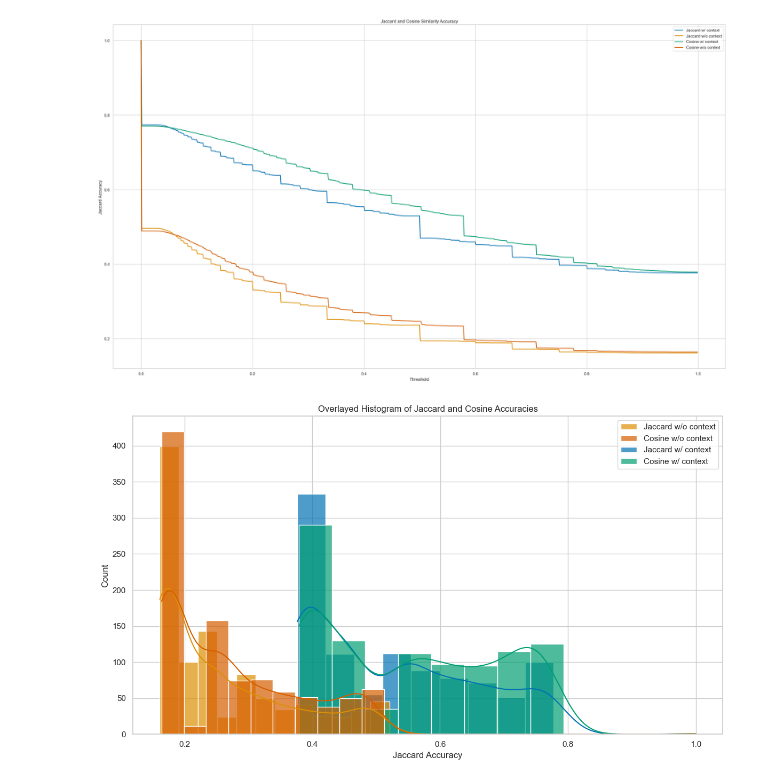
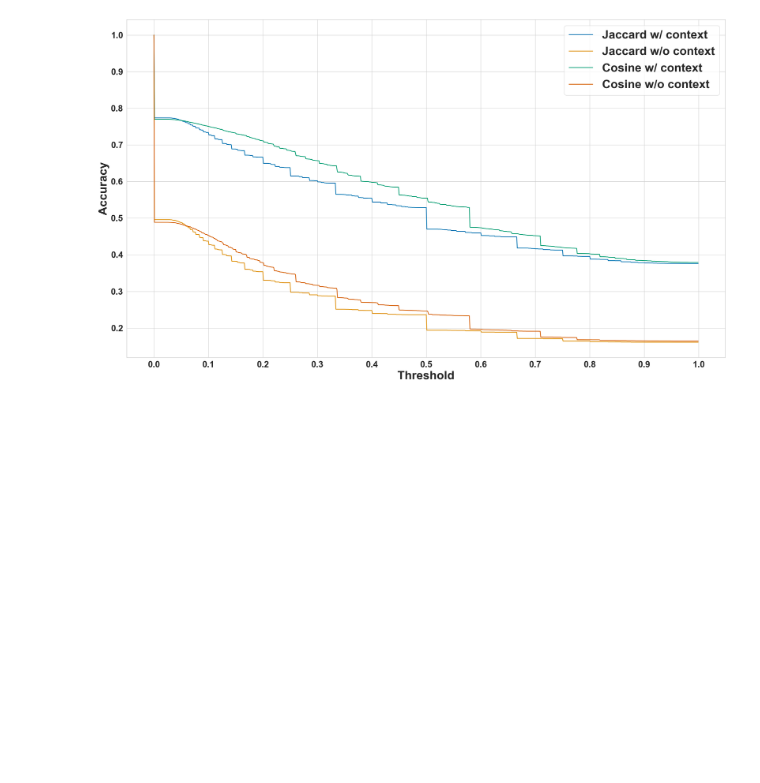
Before and after one commit to nneubacher/Bachelorarbeit, a Jupyter notebook: compare.ipynb, the cells around one changed output. Drawn from its saved outputs; the diff is of its cells as text; code cells hidden in the pictures; blank space fills up the shorter version.

```diff
--- a/compare.ipynb
+++ b/compare.ipynb
@@ -57,53 +58,32 @@ intersection_cosine, accuracy_cosine = find_intersection(
     (thresholds[0], thresholds[-1])
 )
 # %%
-# Visualization setup
 sns.set_theme(style="whitegrid")
 palette = sns.color_palette("colorblind", as_cmap=False)
 colors = [palette[i] for i in range(len(palette))]
 
-# Line plot for Accuracy
 fig, ax = plt.subplots(figsize=(24, 14))
 sns.lineplot(x='Threshold', y='Jaccard Accuracy', data=df_metrics_with_context, label='Jaccard w/ context', color=colors[0], lw=2, ax=ax)
 sns.lineplot(x='Threshold', y='Jaccard Accuracy', data=df_metrics_without_context, label='Jaccard w/o context', color=colors[1], lw=2, ax=ax)
-
 sns.lineplot(x='Threshold', y='Cosine Accuracy', data=df_metrics_with_context, label='Cosine w/ context', color=colors[2], lw=2, ax=ax)
 sns.lineplot(x='Threshold', y='Cosine Accuracy', data=df_metrics_without_context, label='Cosine w/o context', color=colors[3], lw=2, ax=ax)
 
-handles, labels = ax.get_legend_handles_labels()
+legend_fontsize = 32
+axis_label_fontsize = 32
+tick_label_fontsize = 24
 
-new_order = [1, 3, 0, 2]
-handles = [handles[idx] for idx in new_order]
-labels = [labels[idx] for idx in new_order]
-
-ax.set_title('Jaccard and Cosine Similarity Accuracy')
-ax.legend()
-
+ax.legend(prop={'size': legend_fontsize, 'weight': 'bold'})
+ax.set_xlabel('Threshold', fontsize=axis_label_fontsize, weight='bold')
+ax.set_ylabel('Accuracy', fontsize=axis_label_fontsize, weight='bold')
+ax.tick_params(axis='both', which='major', labelsize=tick_label_fontsize)
+ax.xaxis.set_major_locator(ticker.MultipleLocator(0.1))
+ax.yaxis.set_major_locator(ticker.MultipleLocator(0.1))
+for label in ax.get_xticklabels():
+    label.set_weight('bold')
+for label in ax.get_yticklabels():
+    label.set_weight('bold')
 plt.tight_layout()
-plt.savefig('plot.png', dpi=300)
+plt.savefig('accuracy_comparison_2.png', dpi=300)
 plt.show()
-
-fig, ax = plt.subplots(figsize=(12, 7))
-
-# Histogram for Accuracy
-sns.histplot(df_metrics_with_context, x='Jaccard Accuracy', color=palette[0], label='Jaccard w/ context', kde=True, alpha=0.7, ax=ax)
-sns.histplot(df_metrics_without_context, x='Jaccard Accuracy', color=palette[1], label='Jaccard w/o context', kde=True, alpha=0.7, ax=ax)
-
-sns.histplot(df_metrics_with_context, x='Cosine Accuracy', color=palette[2], label='Cosine w/ context', kde=True, alpha=0.7, ax=ax)
-sns.histplot(df_metrics_without_context, x='Cosine Accuracy', color=palette[3], label='Cosine w/o context', kde=True, alpha=0.7, ax=ax)
-
-handles, labels = ax.get_legend_handles_labels()
-
-new_order = [1, 3, 0, 2]
-handles = [handles[idx] for idx in new_order]
-labels = [labels[idx] for idx in new_order]
-
-ax.set_title('Overlayed Histogram of Jaccard and Cosine Accuracies')
-ax.legend(handles, labels)
-
-plt.tight_layout()
-plt.savefig('histogram.png', dpi=300)
-plt.show()
 # %% [output]
-[figure, old version]
+[figure, new version]
-[figure, removed]
```
Also changed, not shown: parts of 3 cells of this notebook.
